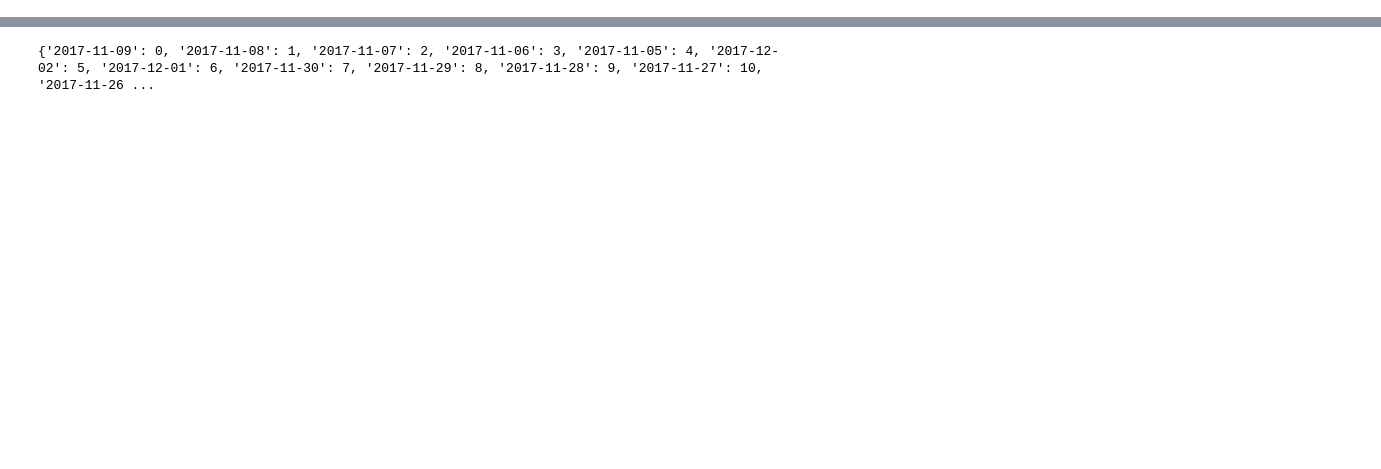
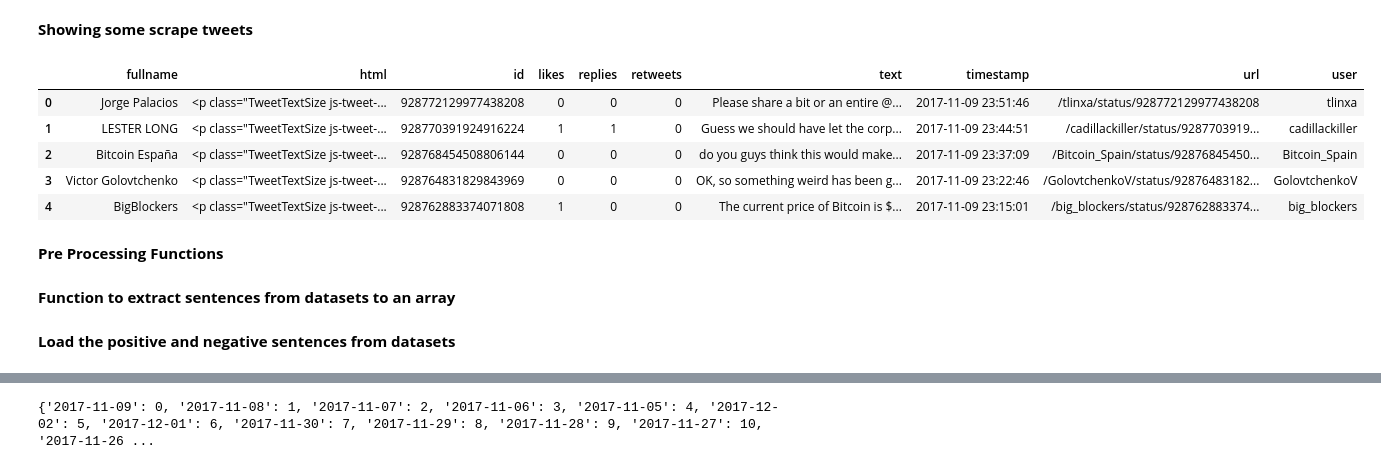
Before and after one commit to ric-clemente/Crypto_Sentiment_vs_Price, a Jupyter notebook: Crypto_Sentiment.ipynb, the cells around one changed output, grey strips where cells are left out. Saved outputs shown, nothing was run; the diff lists cells and outputs as text; code cells hidden in the pictures; blank space fills up the shorter version.

```diff
--- a/Crypto_Sentiment.ipynb
+++ b/Crypto_Sentiment.ipynb
@@ -420,0 +75,13 @@ def classify_msg(original_msg):
+# %% [markdown]
+**Showing some scrape tweets**
+# %%
+df.head(5)
+# %% [output]
+|  | fullname | html | id | likes | replies | retweets | text | timestamp | url | user |
+| 0 | Jorge Palacios | <p class="TweetTextSize js-tweet-... | 928772129977438208 | 0 | 0 | 0 | Please share a bit or an entire @... | 2017-11-09 23:51:46 | /tlinxa/status/928772129977438208 | tlinxa |
+| 1 | LESTER LONG | <p class="TweetTextSize js-tweet-... | 928770391924916224 | 1 | 1 | 0 | Guess we should have let the corp... | 2017-11-09 23:44:51 | /cadillackiller/status/9287703919... | cadillackiller |
+| 2 | Bitcoin España | <p class="TweetTextSize js-tweet-... | 928768454508806144 | 0 | 0 | 0 | do you guys think this would make... | 2017-11-09 23:37:09 | /Bitcoin_Spain/status/92876845450... | Bitcoin_Spain |
+| 3 | Victor Golovtchenko | <p class="TweetTextSize js-tweet-... | 928764831829843969 | 0 | 0 | 0 | OK, so something weird has been g... | 2017-11-09 23:22:46 | /GolovtchenkoV/status/92876483182... | GolovtchenkoV |
+| 4 | BigBlockers | <p class="TweetTextSize js-tweet-... | 928762883374071808 | 1 | 0 | 0 | The current price of Bitcoin is $... | 2017-11-09 23:15:01 | /big_blockers/status/928762883374... | big_blockers |
+# %% [markdown]
+**Pre Processing Functions**
@@ -420,0 +168,2 @@ def classify_msg(original_msg):
+# %% [markdown]
+**Function to extract sentences from datasets to an array**
@@ -420,0 +192,2 @@ def classify_msg(original_msg):
+# %% [markdown]
+**Load the positive and negative sentences from datasets**
```
Also changed, not shown: parts of 53 cells of this notebook.
